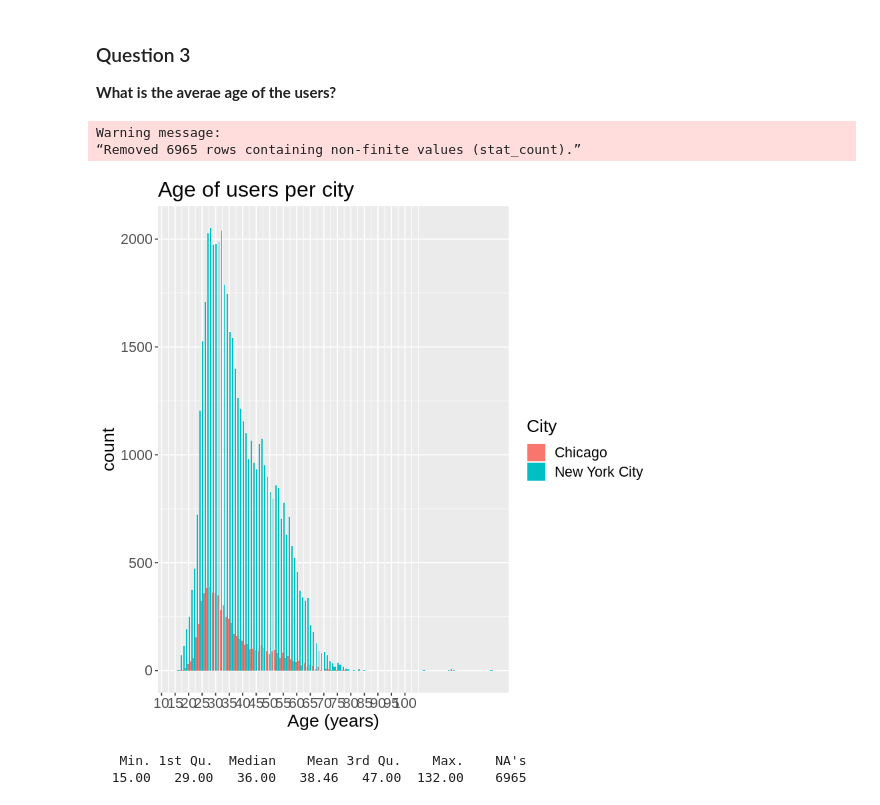
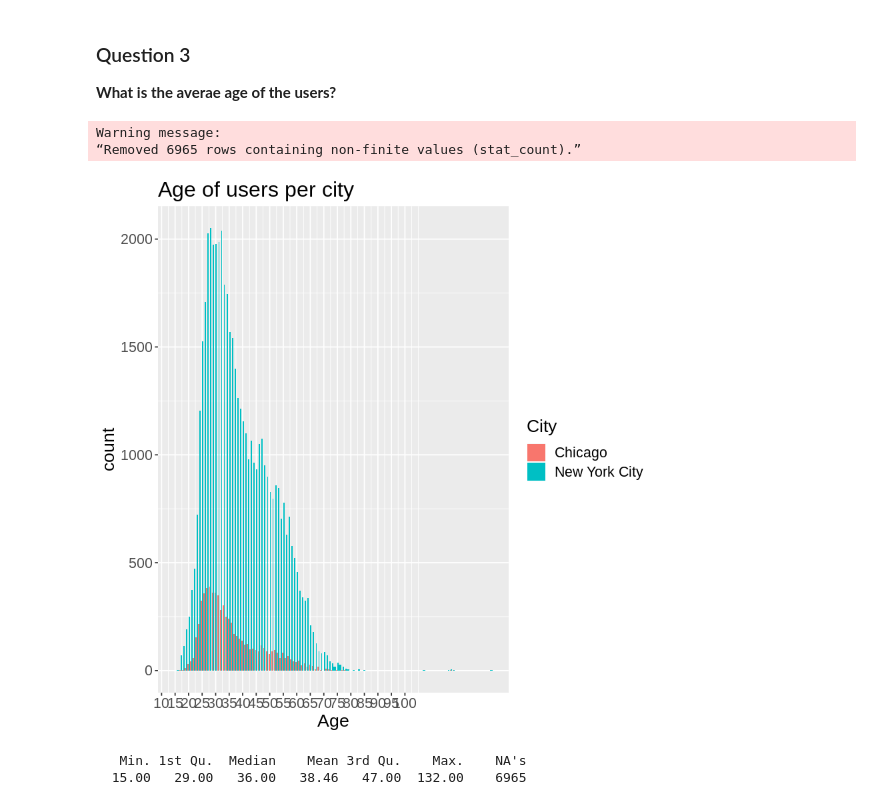
Before and after one commit to apdomran/pdsnd_github, a Jupyter notebook: Explore_bikeshare_data.ipynb, the cells around one changed output. Saved outputs shown, nothing was run; the diff lists cells and outputs as text; code cells hidden in the pictures.

Commit message:
Editing the third plot

```diff
--- a/Explore_bikeshare_data.ipynb
+++ b/Explore_bikeshare_data.ipynb
@@ -204,16 +204,16 @@ chi_age <- calcAge(chi)
 # %%
 df1 <- rbind(ny_age, chi_age)
 
 ggplot(aes(x=Age, fill=City), data=df1) +
     geom_bar(position='dodge') +
     theme(text = element_text(size = 16)) +
     ggtitle("Age of users per city") +
     scale_x_continuous(breaks = seq(0, 100, by = 5)) +
-    labs(x = "Age (years)")
+    labs(x = "Age")
 # %% [output]
 Warning message:
 “Removed 6965 rows containing non-finite values (stat_count).”
-[figure, old version]
+[figure, new version]
 # %%
 summary(df1$Age)
 # %% [output]
```
